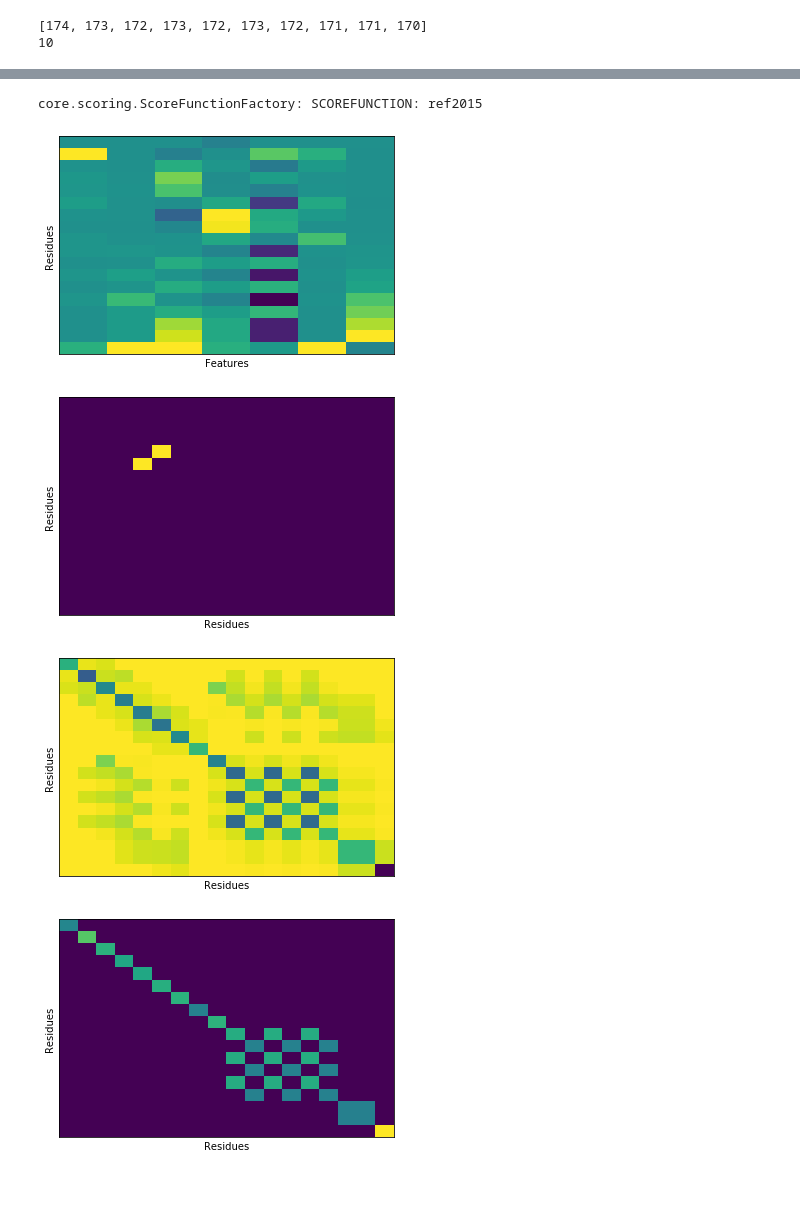
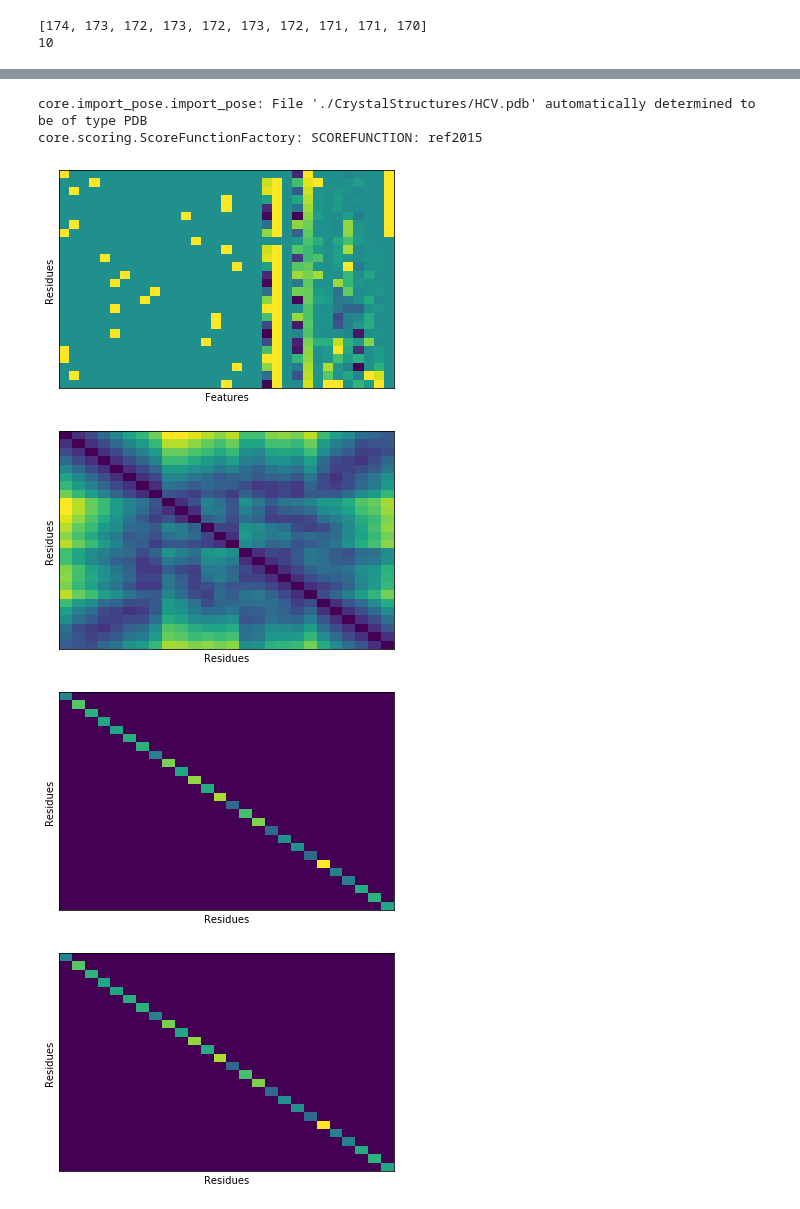
Before and after one commit to SamuelStentz/Graph-Convolutional-Neural-Network, a Jupyter notebook: GraphGeneration/Test Graph Generation.ipynb, the cells around one changed output, grey strips where cells are left out. Saved outputs shown, nothing was run; the diff lists cells and outputs as text; code cells hidden in the pictures.

Commit message:
printout label orders, fixed command texts so they do everything we want to regenerate graphs

```diff
--- a/GraphGeneration/Test Graph Generation.ipynb
+++ b/GraphGeneration/Test Graph Generation.ipynb
@@ -109,0 +110,12 @@ Wall time: 16.4 ms
+# %%
+energy_terms = [fa_intra_sol_xover4, fa_intra_rep, rama_prepro, omega, p_aa_pp, fa_dun, ref]
+params = {"amino_acids":True,
+                    "sinusoidal_encoding":3,
+                    "cosine_similarity":True,
+                    "center_measure":True,
+                    "interface_boolean":True,
+                    "energy_terms":energy_terms,
+                    "energy_edge_terms":[fa_rep, fa_sol, fa_elec, lk_ball_wtd],
+                    "distance":True,
+                    "energy":True}
+%time g = protein_graph(pose = pose, substrate_indices=ind_act, interface_indices = ind_if, params = params)
@@ -110,26 +126,29 @@ Wall time: 16.4 ms
 # %%
-g = protein_graph(pose = pose, substrate_indices=ind_act, interface_indices = ind_if, params = params)
+interface = index_interface_8ang_original(pose, ind_act, ind_sub, 10, protease = "./CrystalStructures/HCV.pdb")
+
+g = protein_graph(pose = pose, substrate_indices=ind_act, interface_indices = interface, params = params)
 
 fig, ax = plt.subplots()
 ax.imshow(g.V, cmap='viridis', aspect='auto')
 ax.set_xlabel("Features")
 ax.set_ylabel("Residues")
 ax.set_xticks([])
 ax.set_yticks([])
 plt.show()
 
 for m in range(g.A.shape[2]):
     fig, ax = plt.subplots()
     ax.imshow(g.A[:,:,m], cmap='viridis', aspect='auto')
     ax.figsize=(10,10)
     ax.set_xlabel("Residues")
     ax.set_ylabel("Residues")
     ax.set_xticks([])
     ax.set_yticks([])
     plt.show()
 # %% [output]
+core.import_pose.import_pose: File './CrystalStructures/HCV.pdb' automatically determined to be of type PDB
 core.scoring.ScoreFunctionFactory: SCOREFUNCTION: ref2015
-[figure, old version]
+[figure, new version]
-[figure, old version]
+[figure, new version]
-[figure, old version]
+[figure, new version]
-[figure, old version]
+[figure, new version]
```
Also changed, not shown: parts of 9 cells of this notebook, 9 other files.
